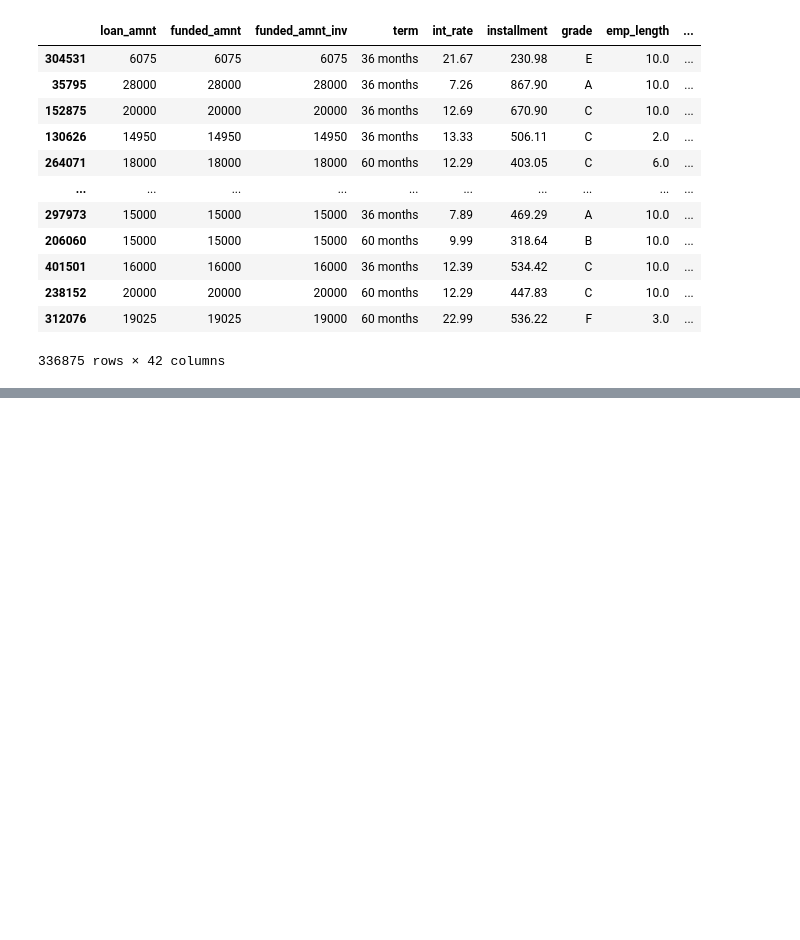
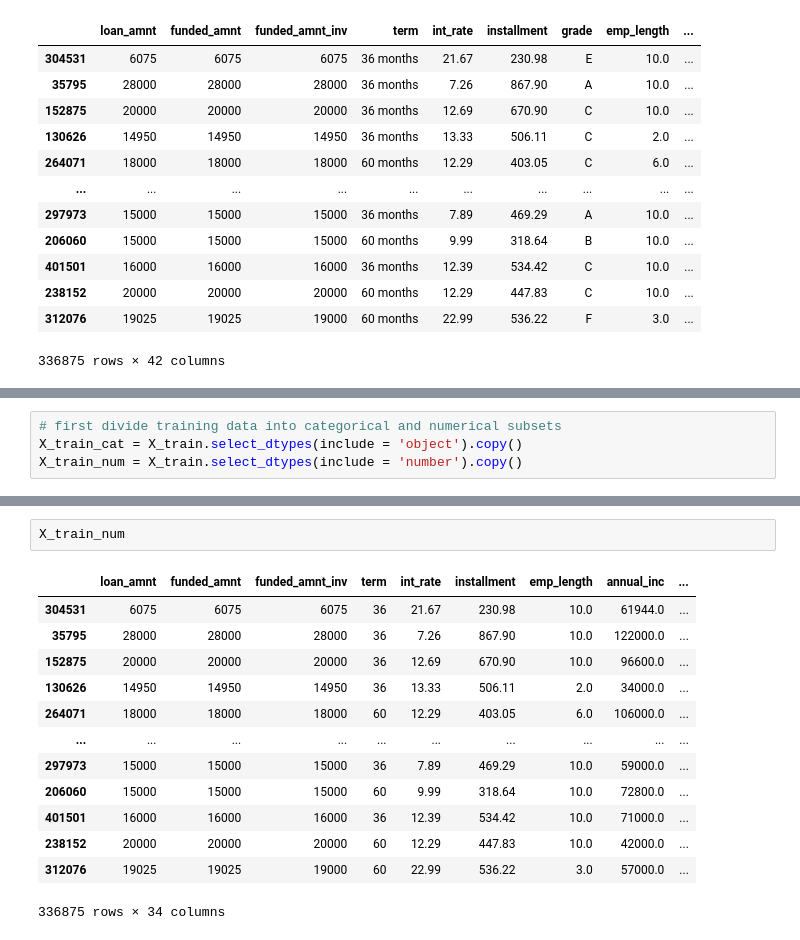
Before and after one commit to SharathkumaraKR/Credit-Risk-Model, a Jupyter notebook: Credit_Risk_Model_(Kaggle).ipynb, the cells around one changed output, grey strips where cells are left out. Cells and saved outputs as stored; diff of their text form; blank space fills up the shorter version.

```diff
--- a/Credit_Risk_Model_(Kaggle).ipynb
+++ b/Credit_Risk_Model_(Kaggle).ipynb
@@ -280,0 +324,4 @@ For example, when doing 'df[col].method(value, inplace=True)', try using 'df.met
+# %%
+# first divide training data into categorical and numerical subsets
+X_train_cat = X_train.select_dtypes(include = 'object').copy()
+X_train_num = X_train.select_dtypes(include = 'number').copy()
@@ -280,0 +344,16 @@ For example, when doing 'df[col].method(value, inplace=True)', try using 'df.met
+# %%
+X_train_num
+# %% [output]
+|  | loan_amnt | funded_amnt | funded_amnt_inv | term | int_rate | installment | emp_length | annual_inc | ... |
+| 304531 | 6075 | 6075 | 6075 | 36 | 21.67 | 230.98 | 10.0 | 61944.0 | ... |
+| 35795 | 28000 | 28000 | 28000 | 36 | 7.26 | 867.90 | 10.0 | 122000.0 | ... |
+| 152875 | 20000 | 20000 | 20000 | 36 | 12.69 | 670.90 | 10.0 | 96600.0 | ... |
+| 130626 | 14950 | 14950 | 14950 | 36 | 13.33 | 506.11 | 2.0 | 34000.0 | ... |
+| 264071 | 18000 | 18000 | 18000 | 60 | 12.29 | 403.05 | 6.0 | 106000.0 | ... |
+| ... | ... | ... | ... | ... | ... | ... | ... | ... | ... |
+| 297973 | 15000 | 15000 | 15000 | 36 | 7.89 | 469.29 | 10.0 | 59000.0 | ... |
+| 206060 | 15000 | 15000 | 15000 | 60 | 9.99 | 318.64 | 10.0 | 72800.0 | ... |
+| 401501 | 16000 | 16000 | 16000 | 36 | 12.39 | 534.42 | 10.0 | 71000.0 | ... |
+| 238152 | 20000 | 20000 | 20000 | 60 | 12.29 | 447.83 | 10.0 | 42000.0 | ... |
+| 312076 | 19025 | 19025 | 19000 | 60 | 22.99 | 536.22 | 3.0 | 57000.0 | ... |
+336875 rows × 34 columns
```
Also changed, not shown: parts of 5 cells of this notebook.
